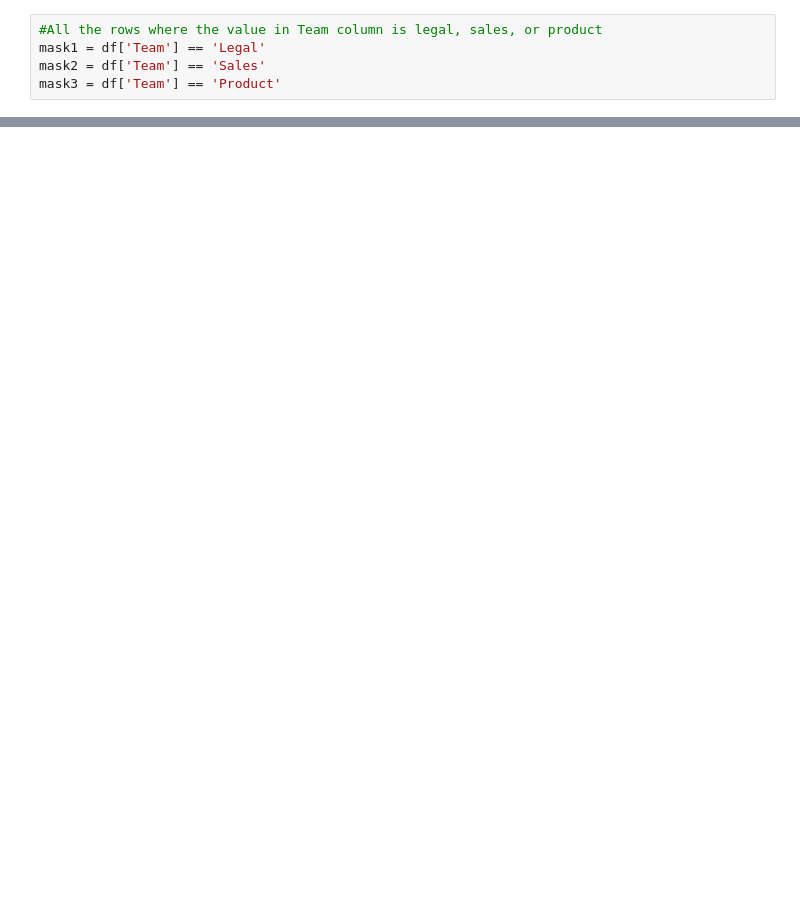
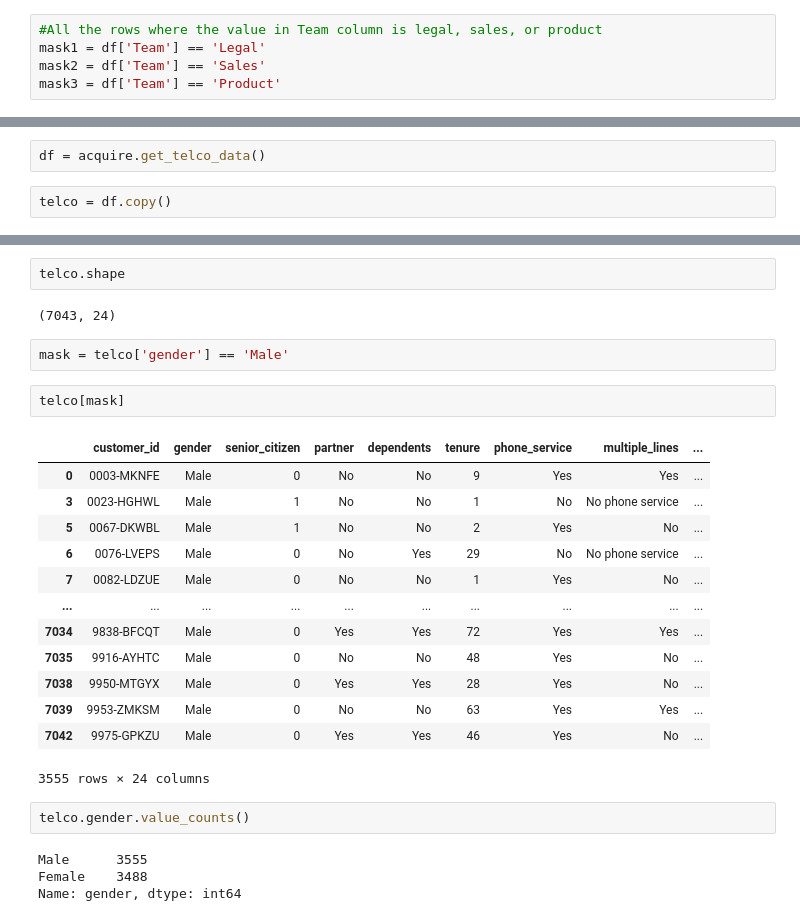
Before and after one commit to matt-c-knight/Udemy-data_analysis_pandas, a Jupyter notebook: DataFrames2.ipynb, the cells around one changed output, grey strips where cells are left out. Drawn from its saved outputs; the diff is of its cells as text; blank space fills up the shorter version.

```diff
--- a/DataFrames2.ipynb
+++ b/DataFrames2.ipynb
@@ -312,0 +417,4 @@ df['Team'].isin()
+# %%
+df = acquire.get_telco_data()
+# %%
+telco = df.copy()
@@ -312,0 +441,28 @@ df['Team'].isin()
+# %%
+telco.shape
+# %% [output]
+(7043, 24)
+# %%
+mask = telco['gender'] == 'Male'
+# %%
+telco[mask]
+# %% [output]
+|  | customer_id | gender | senior_citizen | partner | dependents | tenure | phone_service | multiple_lines | ... |
+| 0 | 0003-MKNFE | Male | 0 | No | No | 9 | Yes | Yes | ... |
+| 3 | 0023-HGHWL | Male | 1 | No | No | 1 | No | No phone service | ... |
+| 5 | 0067-DKWBL | Male | 1 | No | No | 2 | Yes | No | ... |
+| 6 | 0076-LVEPS | Male | 0 | No | Yes | 29 | No | No phone service | ... |
+| 7 | 0082-LDZUE | Male | 0 | No | No | 1 | Yes | No | ... |
+| ... | ... | ... | ... | ... | ... | ... | ... | ... | ... |
+| 7034 | 9838-BFCQT | Male | 0 | Yes | Yes | 72 | Yes | Yes | ... |
+| 7035 | 9916-AYHTC | Male | 0 | No | No | 48 | Yes | No | ... |
+| 7038 | 9950-MTGYX | Male | 0 | Yes | Yes | 28 | Yes | No | ... |
+| 7039 | 9953-ZMKSM | Male | 0 | No | No | 63 | Yes | Yes | ... |
+| 7042 | 9975-GPKZU | Male | 0 | Yes | Yes | 46 | Yes | No | ... |
+3555 rows × 24 columns
+# %%
+telco.gender.value_counts()
+# %% [output]
+Male      3555
+Female    3488
+Name: gender, dtype: int64
```
Also changed, not shown: parts of 32 cells of this notebook.
